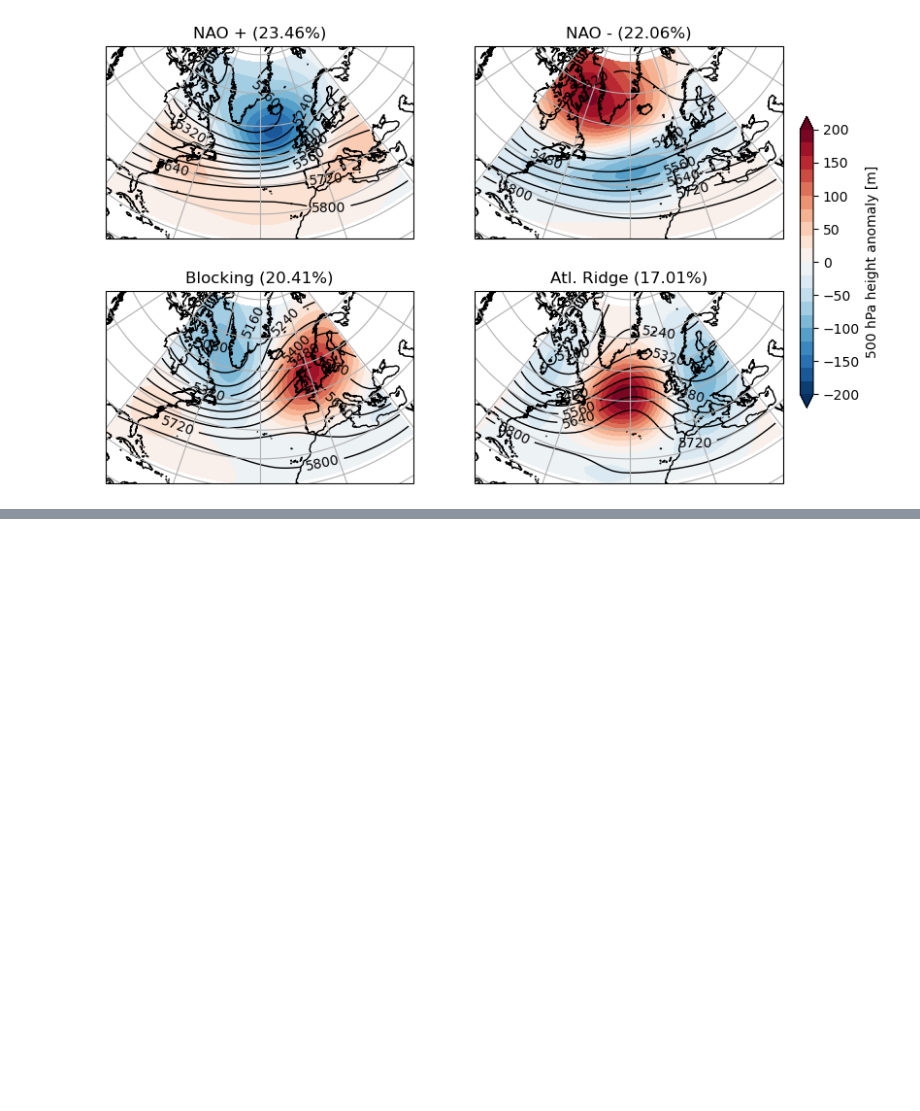
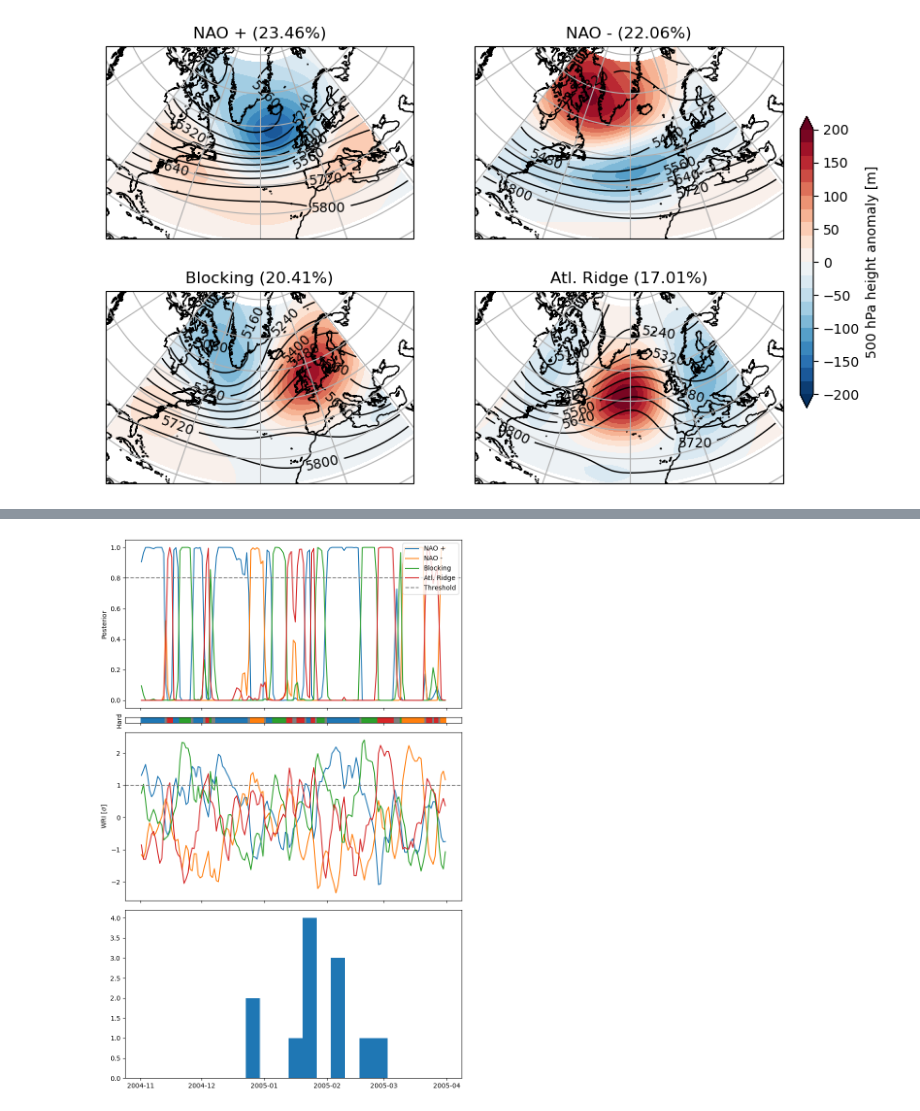
Before and after one commit to bramvanduinen/EnergyDroughtCooccurrence, a Jupyter notebook: src/01b_reorder_plot_clusters.ipynb, the cells around one changed output, grey strips where cells are left out. Saved outputs shown, nothing was run; the diff lists cells and outputs as text; code cells hidden in the pictures; blank space fills up the shorter version.

```diff
--- a/src/01b_reorder_plot_clusters.ipynb
+++ b/src/01b_reorder_plot_clusters.ipynb
@@ -179 +353,7 @@ plot_clusters(df_cluster, centroids_real_space, z500_clim, lons, lats, ordered =
+# %%
+year = 2005
+run = 30
+plot_bayes_small(df_cluster, df_ed, year, run)
+# %% [output]
+[figure, added]
 # %%
```
Also changed, not shown: parts of 16 cells of this notebook, 7 other files.
